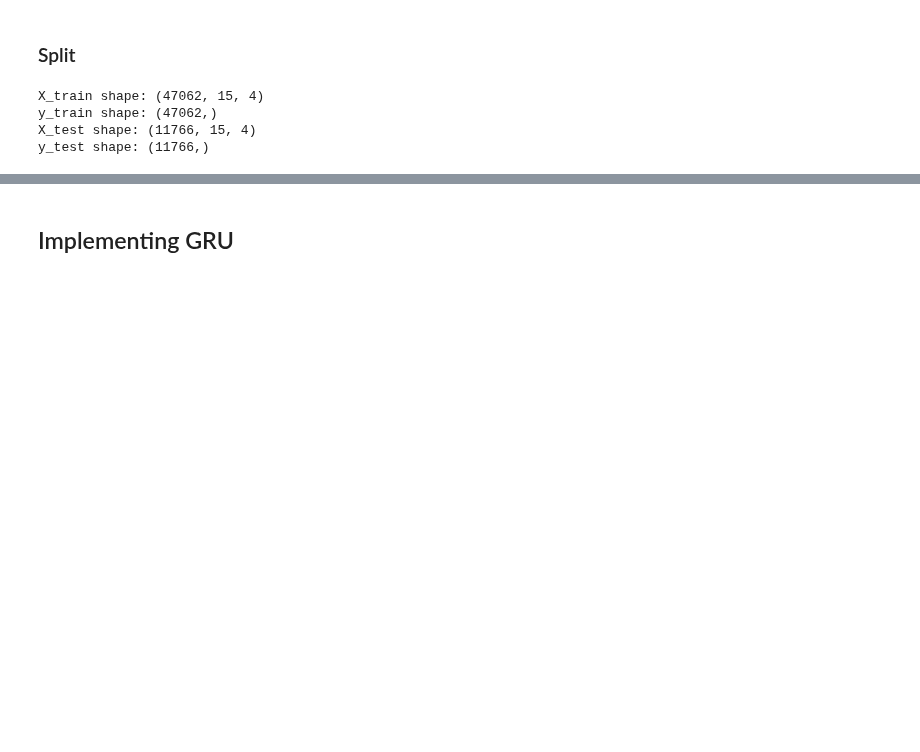
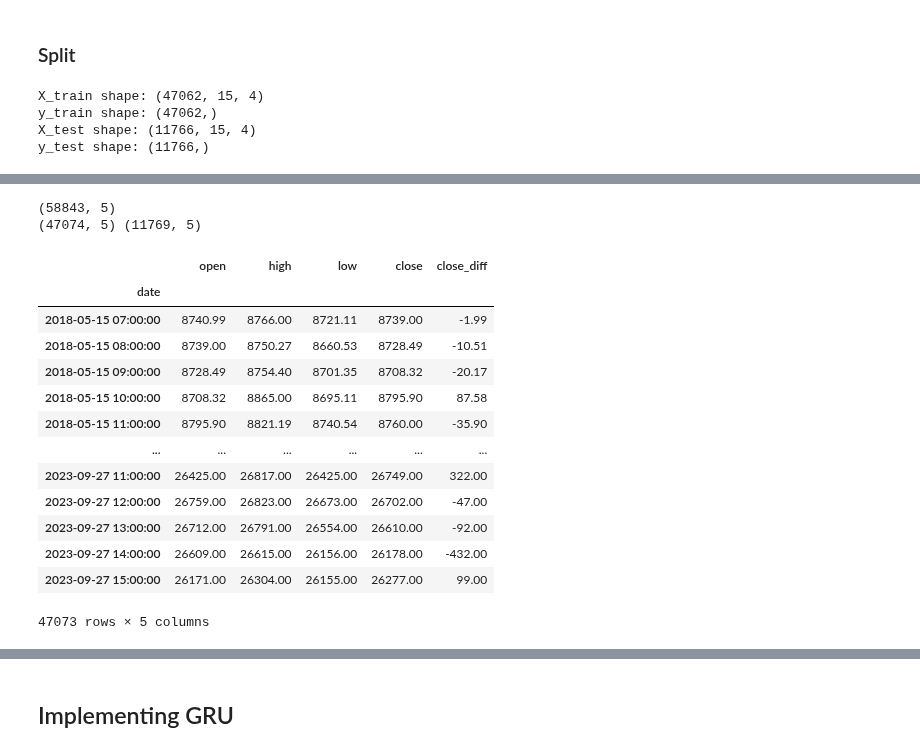
Before and after one commit to alexzheng123/EC331-project, a Jupyter notebook: code/bitcoin_forecasting.ipynb, the cells around one changed output, grey strips where cells are left out. Saved outputs shown, nothing was run; the diff lists cells and outputs as text; code cells hidden in the pictures; blank space fills up the shorter version.

```diff
--- a/code/bitcoin_forecasting.ipynb
+++ b/code/bitcoin_forecasting.ipynb
@@ -71,0 +154,27 @@ y_test shape: (11766,)
+# %%
+# Split data
+print(data.shape)
+arima_train = data.iloc[:47074]
+arima_test = data.iloc[47074:]
+print(arima_train.shape, arima_test.shape)
+# %% [output]
+(58843, 5)
+(47074, 5) (11769, 5)
+# %%
+arima_train.dropna(inplace=True)
+arima_train
+# %% [output]
+|  | open | high | low | close | close_diff |
+| date |  |  |  |  |  |
+| 2018-05-15 07:00:00 | 8740.99 | 8766.00 | 8721.11 | 8739.00 | -1.99 |
+| 2018-05-15 08:00:00 | 8739.00 | 8750.27 | 8660.53 | 8728.49 | -10.51 |
+| 2018-05-15 09:00:00 | 8728.49 | 8754.40 | 8701.35 | 8708.32 | -20.17 |
+| 2018-05-15 10:00:00 | 8708.32 | 8865.00 | 8695.11 | 8795.90 | 87.58 |
+| 2018-05-15 11:00:00 | 8795.90 | 8821.19 | 8740.54 | 8760.00 | -35.90 |
+| ... | ... | ... | ... | ... | ... |
+| 2023-09-27 11:00:00 | 26425.00 | 26817.00 | 26425.00 | 26749.00 | 322.00 |
+| 2023-09-27 12:00:00 | 26759.00 | 26823.00 | 26673.00 | 26702.00 | -47.00 |
+| 2023-09-27 13:00:00 | 26712.00 | 26791.00 | 26554.00 | 26610.00 | -92.00 |
+| 2023-09-27 14:00:00 | 26609.00 | 26615.00 | 26156.00 | 26178.00 | -432.00 |
+| 2023-09-27 15:00:00 | 26171.00 | 26304.00 | 26155.00 | 26277.00 | 99.00 |
+47073 rows × 5 columns
```
Also changed, not shown: parts of 19 cells of this notebook.
